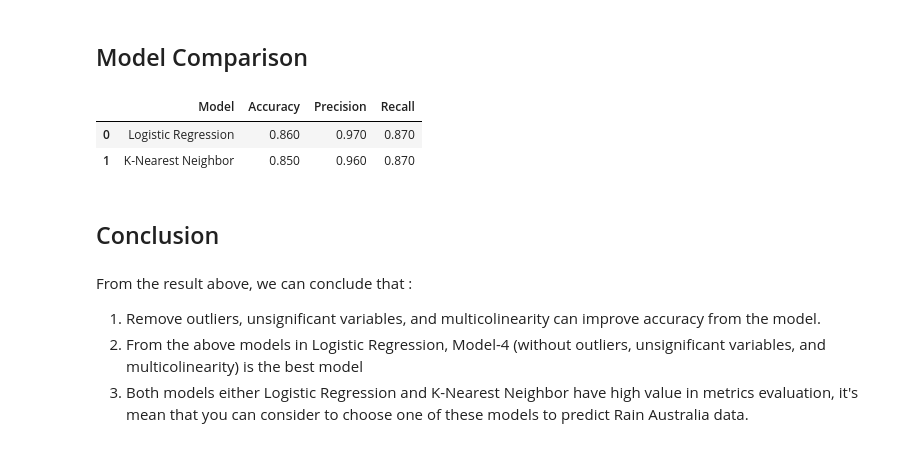
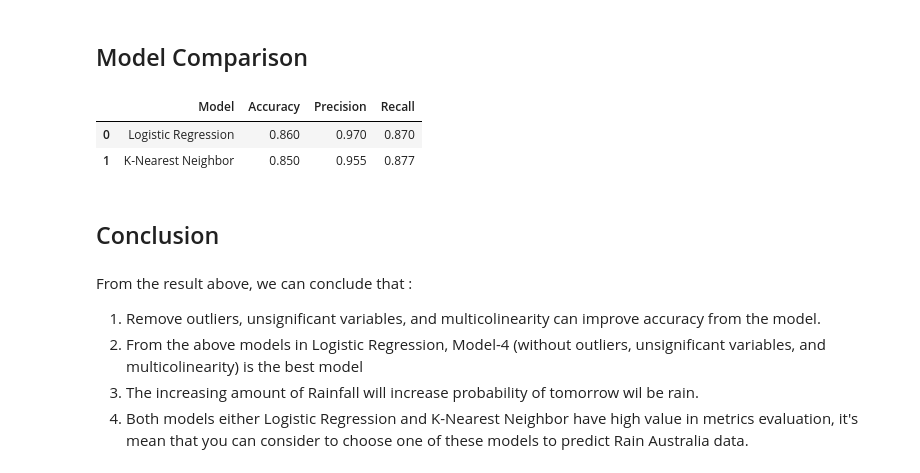
Before and after one commit to Litaa/classification-using-linear-regression-and-knn, a Jupyter notebook: rain_australia.ipynb, the cells around one changed output. Saved outputs shown, nothing was run; the diff lists cells and outputs as text; code cells hidden in the pictures.

```diff
--- a/rain_australia.ipynb
+++ b/rain_australia.ipynb
@@ -672,17 +695,18 @@ Recall or Sensitivity : 0.8749686920803487
 # %%
 comparison = {'Model': ['Logistic Regression', 'K-Nearest Neighbor'],\
               'Accuracy': [0.86,0.85],\
-              'Precision':[0.97,0.96],\
-              'Recall':[0.87,0.87]}
+              'Precision':[0.97,0.955],\
+              'Recall':[0.87,0.8767]}
 pd.DataFrame.from_dict(comparison)
 # %% [output]
 |  | Model | Accuracy | Precision | Recall |
 | 0 | Logistic Regression | 0.860 | 0.970 | 0.870 |
-| 1 | K-Nearest Neighbor | 0.850 | 0.960 | 0.870 |
+| 1 | K-Nearest Neighbor | 0.850 | 0.955 | 0.877 |
 # %% [markdown]
 <h2>Conclusion</h2>
 # %% [markdown]
 From the result above, we can conclude that :<br>
 1. Remove outliers, unsignificant variables, and multicolinearity can improve accuracy from the model.<br>
 2. From the above models in Logistic Regression, Model-4 (without outliers, unsignificant variables, and multicolinearity) is the best model<br>
-3. Both models either Logistic Regression and K-Nearest Neighbor have high value in metrics evaluation, it's mean that you can consider to choose one of these models to predict Rain Australia data.
+3. The increasing amount of Rainfall will increase probability of tomorrow wil be rain.
+4. Both models either Logistic Regression and K-Nearest Neighbor have high value in metrics evaluation, it's mean that you can consider to choose one of these models to predict Rain Australia data.
```
Also changed, not shown: parts of 18 cells of this notebook.
